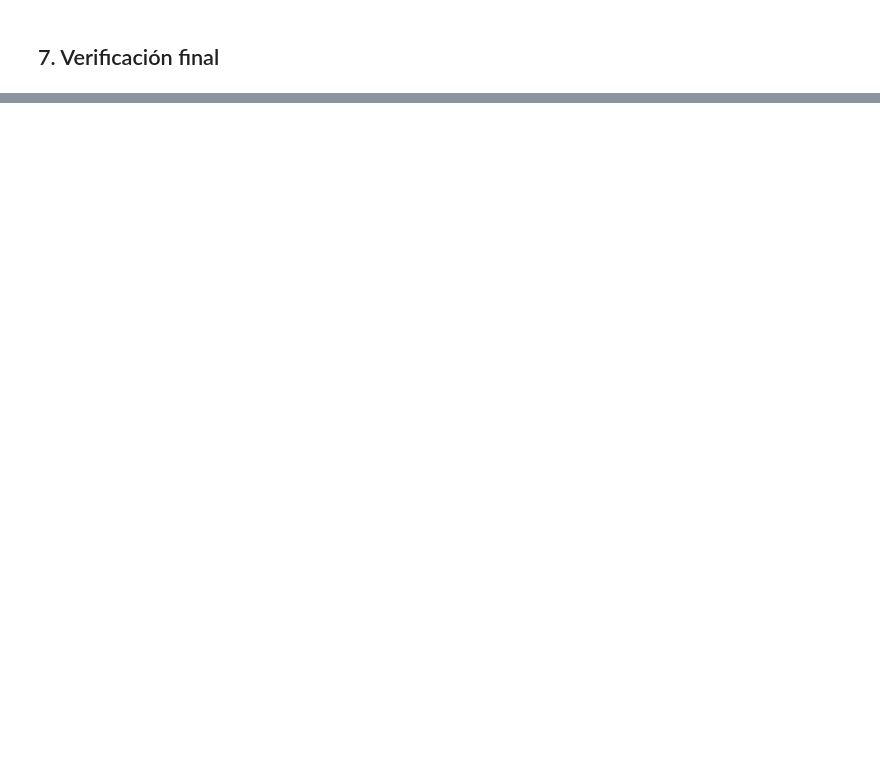
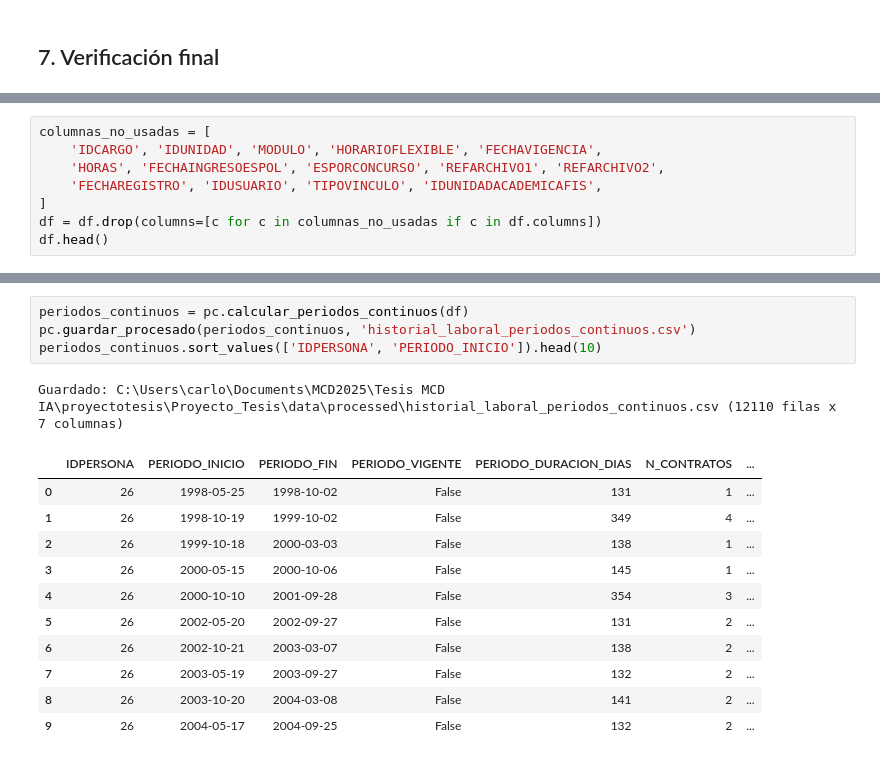
Before and after one commit to Pamela-rugel/Proyecto_Tesis, a Jupyter notebook: notebooks/preprocesamiento/10_historial_laboral_personas.ipynb, the cells around one changed output, grey strips where cells are left out. Saved outputs shown, nothing was run; the diff lists cells and outputs as text; blank space fills up the shorter version.

```diff
--- a/notebooks/preprocesamiento/10_historial_laboral_personas.ipynb
+++ b/notebooks/preprocesamiento/10_historial_laboral_personas.ipynb
@@ -103,0 +210,8 @@ dtype: float64
+# %%
+columnas_no_usadas = [
+    'IDCARGO', 'IDUNIDAD', 'MODULO', 'HORARIOFLEXIBLE', 'FECHAVIGENCIA',
+    'HORAS', 'FECHAINGRESOESPOL', 'ESPORCONCURSO', 'REFARCHIVO1', 'REFARCHIVO2',
+    'FECHAREGISTRO', 'IDUSUARIO', 'TIPOVINCULO', 'IDUNIDADACADEMICAFIS',
+]
+df = df.drop(columns=[c for c in columnas_no_usadas if c in df.columns])
+df.head()
@@ -110,0 +269,17 @@ WindowsPath('D:/Proyecto_Tesis/data/processed/historial_laboral_personas.csv')
+# %%
+periodos_continuos = pc.calcular_periodos_continuos(df)
+pc.guardar_procesado(periodos_continuos, 'historial_laboral_periodos_continuos.csv')
+periodos_continuos.sort_values(['IDPERSONA', 'PERIODO_INICIO']).head(10)
+# %% [output]
+Guardado: C:\Users\carlo\Documents\MCD2025\Tesis MCD IA\proyectotesis\Proyecto_Tesis\data\processed\historial_laboral_periodos_continuos.csv (12110 filas x 7 columnas)
+|  | IDPERSONA | PERIODO_INICIO | PERIODO_FIN | PERIODO_VIGENTE | PERIODO_DURACION_DIAS | N_CONTRATOS | ... |
+| 0 | 26 | 1998-05-25 | 1998-10-02 | False | 131 | 1 | ... |
+| 1 | 26 | 1998-10-19 | 1999-10-02 | False | 349 | 4 | ... |
+| 2 | 26 | 1999-10-18 | 2000-03-03 | False | 138 | 1 | ... |
+| 3 | 26 | 2000-05-15 | 2000-10-06 | False | 145 | 1 | ... |
+| 4 | 26 | 2000-10-10 | 2001-09-28 | False | 354 | 3 | ... |
+| 5 | 26 | 2002-05-20 | 2002-09-27 | False | 131 | 2 | ... |
+| 6 | 26 | 2002-10-21 | 2003-03-07 | False | 138 | 2 | ... |
+| 7 | 26 | 2003-05-19 | 2003-09-27 | False | 132 | 2 | ... |
+| 8 | 26 | 2003-10-20 | 2004-03-08 | False | 141 | 2 | ... |
+| 9 | 26 | 2004-05-17 | 2004-09-25 | False | 132 | 2 | ... |
```
Also changed, not shown: parts of 24 cells of this notebook, 2 other files.
